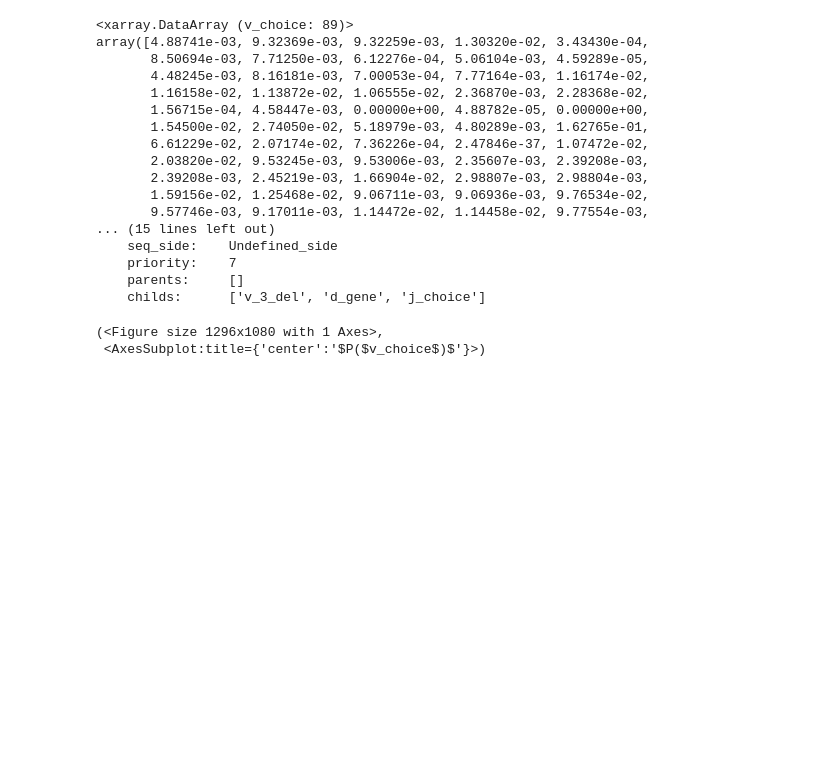
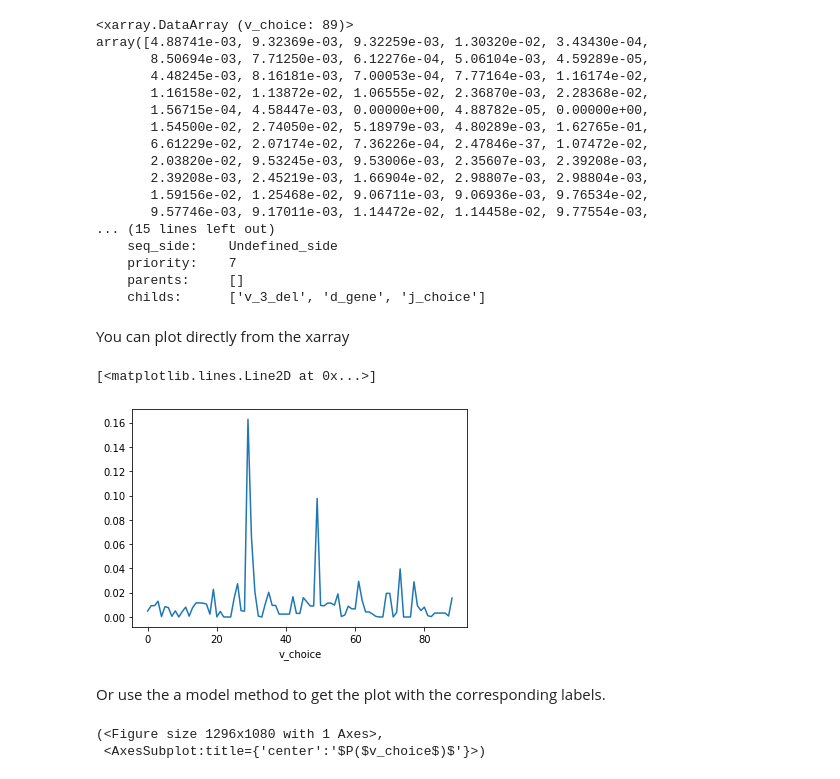
Before and after one commit to statbiophys/pygor3, a Jupyter notebook: docs/build/html/Tutorial.ipynb, the cells around one changed output. Cells and saved outputs as stored; diff of their text form; code cells hidden in the pictures; blank space fills up the shorter version.

Commit message:
Modifications in make model

```diff
--- a/docs/build/html/Tutorial.ipynb
+++ b/docs/build/html/Tutorial.ipynb
@@ -67,6 +210,15 @@ array([4.88741e-03, 9.32369e-03, 9.32259e-03, 1.30320e-02, 3.43430e-04,
     priority:    7
     parents:     []
     childs:      ['v_3_del', 'd_gene', 'j_choice']
+# %% [markdown]
+You can plot directly from the xarray
+# %%
+mdl_hb['v_choice'].plot()
+# %% [output]
+[<matplotlib.lines.Line2D at 0x...>]
+[figure, added]
+# %% [markdown]
+Or use the a model method to get the plot with the corresponding labels.
 # %%
 mdl_hb.plot_Event('v_choice')
 # %% [output]
```
Also changed, not shown: parts of 89 cells of this notebook, 52 other files.
